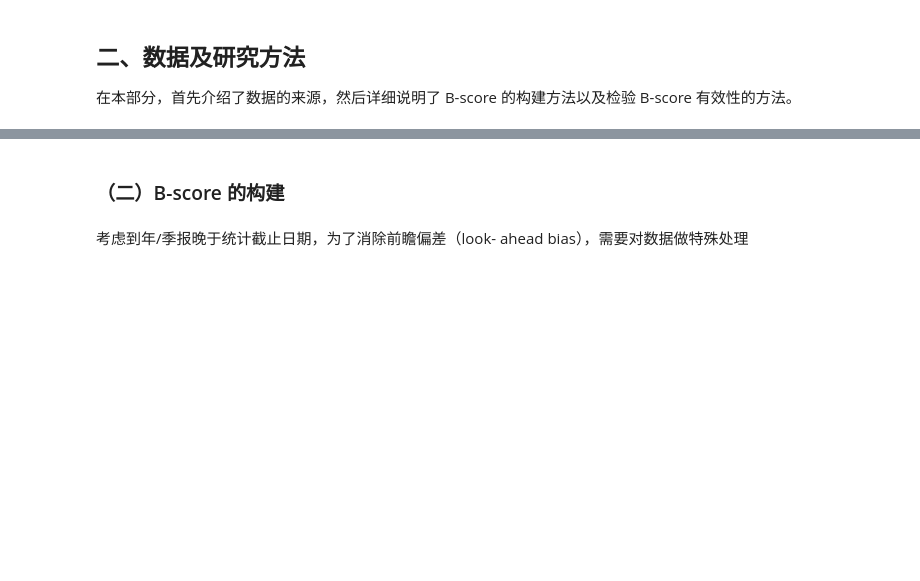
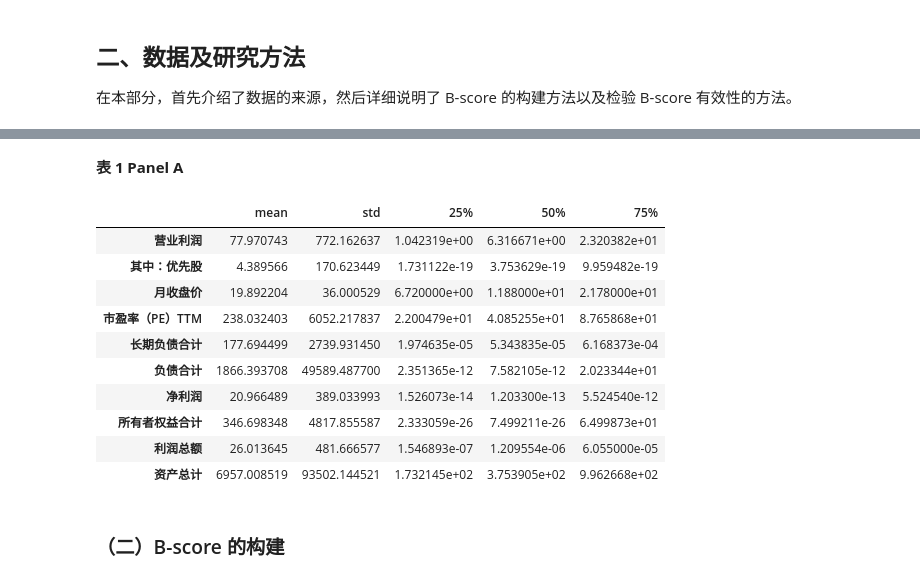
Before and after one commit to dafuzhuu/value_strategy, a Jupyter notebook: term project/main/main.ipynb, the cells around one changed output, grey strips where cells are left out. Cells and saved outputs as stored; diff of their text form; code cells hidden in the pictures; blank space fills up the shorter version.

```diff
--- a/term project/main/main.ipynb
+++ b/term project/main/main.ipynb
@@ -78,0 +143,32 @@ for item in list(mapping.keys()):
+# %%
+def get_describe():
+    desc_df = pd.DataFrame()
+    output_items = os.listdir("../output/")
+    csv_items = [x for x in output_items if "csv" in x]
+    all_variables = [x.split(".")[0] for x in csv_items]
+    for var in tqdm(all_variables):
+        tmp_df = pd.read_csv(f"../output/{var}.csv", index_col=0)
+        tmp_des = tmp_df.melt().replace(0, np.nan).dropna().describe().T
+        tmp_des.index = [var]
+        desc_df = pd.concat([desc_df, tmp_des])
+    desc_df = desc_df.drop(["count", "min", "max"], axis=1)
+    return desc_df
+# %% [markdown]
+**表 1 Panel A**
+# %%
+# table 1 panel A
+desc_df = get_describe()
+store_csv(desc_df, "描述性统计", rel_dir="panels")
+desc_df
+# %% [output]
+|  | mean | std | 25% | 50% | 75% |
+| 营业利润 | 77.970743 | 772.162637 | 1.042319e+00 | 6.316671e+00 | 2.320382e+01 |
+| 其中：优先股 | 4.389566 | 170.623449 | 1.731122e-19 | 3.753629e-19 | 9.959482e-19 |
+| 月收盘价 | 19.892204 | 36.000529 | 6.720000e+00 | 1.188000e+01 | 2.178000e+01 |
+| 市盈率（PE）TTM | 238.032403 | 6052.217837 | 2.200479e+01 | 4.085255e+01 | 8.765868e+01 |
+| 长期负债合计 | 177.694499 | 2739.931450 | 1.974635e-05 | 5.343835e-05 | 6.168373e-04 |
+| 负债合计 | 1866.393708 | 49589.487700 | 2.351365e-12 | 7.582105e-12 | 2.023344e+01 |
+| 净利润 | 20.966489 | 389.033993 | 1.526073e-14 | 1.203300e-13 | 5.524540e-12 |
+| 所有者权益合计 | 346.698348 | 4817.855587 | 2.333059e-26 | 7.499211e-26 | 6.499873e+01 |
+| 利润总额 | 26.013645 | 481.666577 | 1.546893e-07 | 1.209554e-06 | 6.055000e-05 |
+| 资产总计 | 6957.008519 | 93502.144521 | 1.732145e+02 | 3.753905e+02 | 9.962668e+02 |
@@ -79,4 +177,2 @@ for item in list(mapping.keys()):
 # %% [markdown]
 ### （二）B-score 的构建
-# %% [markdown]
-考虑到年/季报晚于统计截止日期，为了消除前瞻偏差（look- ahead bias），需要对数据做特殊处理
```
Also changed, not shown: parts of 40 cells of this notebook, 42 other files.
